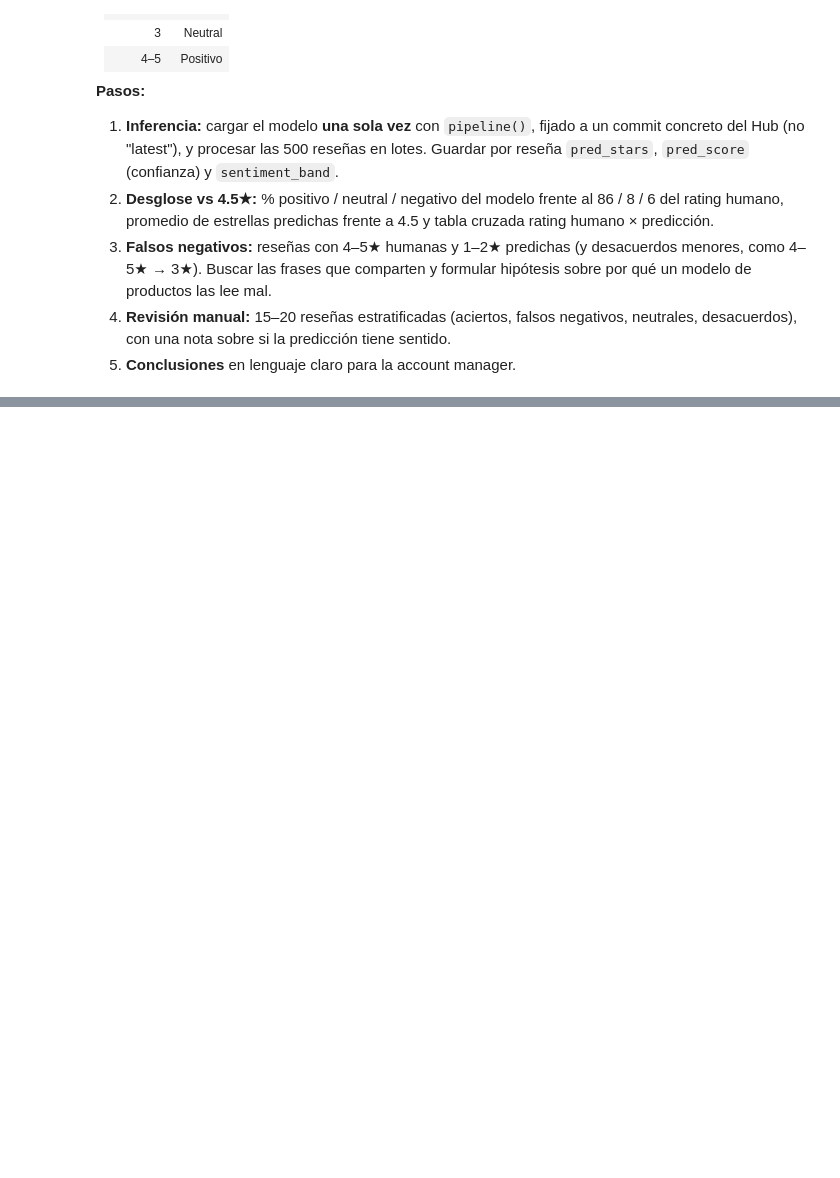
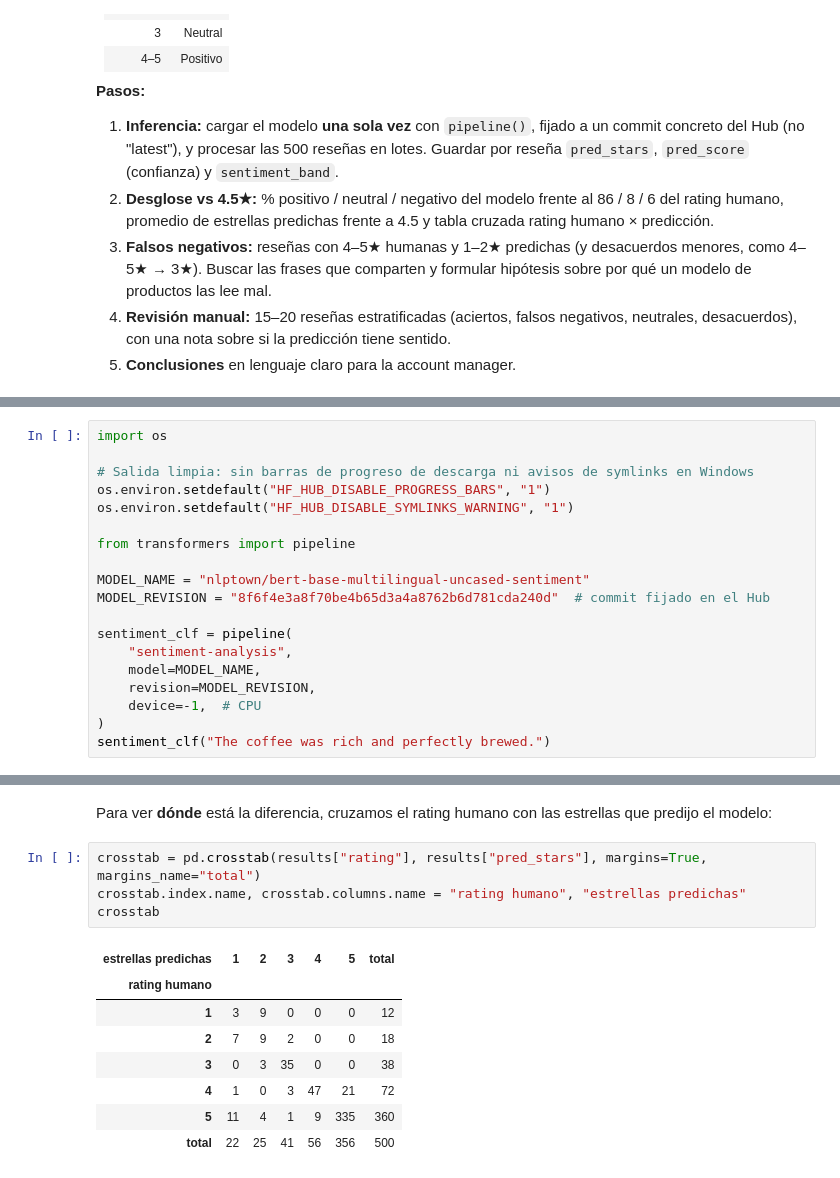
Before and after one commit to 4GeeksAcademy/juan-gouveia-machine-learning-python-template, a Jupyter notebook: src/explore.ipynb, the cells around one changed output, grey strips where cells are left out. Cells and saved outputs as stored; diff of their text form; blank space fills up the shorter version.

```diff
--- a/src/explore.ipynb
+++ b/src/explore.ipynb
@@ -282,0 +287,19 @@ inconsistent.sort_values("mean")
+# %%
+import os
+
+# Salida limpia: sin barras de progreso de descarga ni avisos de symlinks en Windows
+os.environ.setdefault("HF_HUB_DISABLE_PROGRESS_BARS", "1")
+os.environ.setdefault("HF_HUB_DISABLE_SYMLINKS_WARNING", "1")
+
+from transformers import pipeline
+
+MODEL_NAME = "nlptown/bert-base-multilingual-uncased-sentiment"
+MODEL_REVISION = "8f6f4e3a8f70be4b65d3a4a8762b6d781cda240d"  # commit fijado en el Hub
+
+sentiment_clf = pipeline(
+    "sentiment-analysis",
+    model=MODEL_NAME,
+    revision=MODEL_REVISION,
+    device=-1,  # CPU
+)
+sentiment_clf("The coffee was rich and perfectly brewed.")
@@ -282,0 +371,15 @@ inconsistent.sort_values("mean")
+# %% [markdown]
+Para ver **dónde** está la diferencia, cruzamos el rating humano con las estrellas que predijo el modelo:
+# %%
+crosstab = pd.crosstab(results["rating"], results["pred_stars"], margins=True, margins_name="total")
+crosstab.index.name, crosstab.columns.name = "rating humano", "estrellas predichas"
+crosstab
+# %% [output]
+| estrellas predichas | 1 | 2 | 3 | 4 | 5 | total |
+| rating humano |  |  |  |  |  |  |
+| 1 | 3 | 9 | 0 | 0 | 0 | 12 |
+| 2 | 7 | 9 | 2 | 0 | 0 | 18 |
+| 3 | 0 | 3 | 35 | 0 | 0 | 38 |
+| 4 | 1 | 0 | 3 | 47 | 21 | 72 |
+| 5 | 11 | 4 | 1 | 9 | 335 | 360 |
+| total | 22 | 25 | 41 | 56 | 356 | 500 |
```
Also changed, not shown: parts of 9 cells of this notebook.
